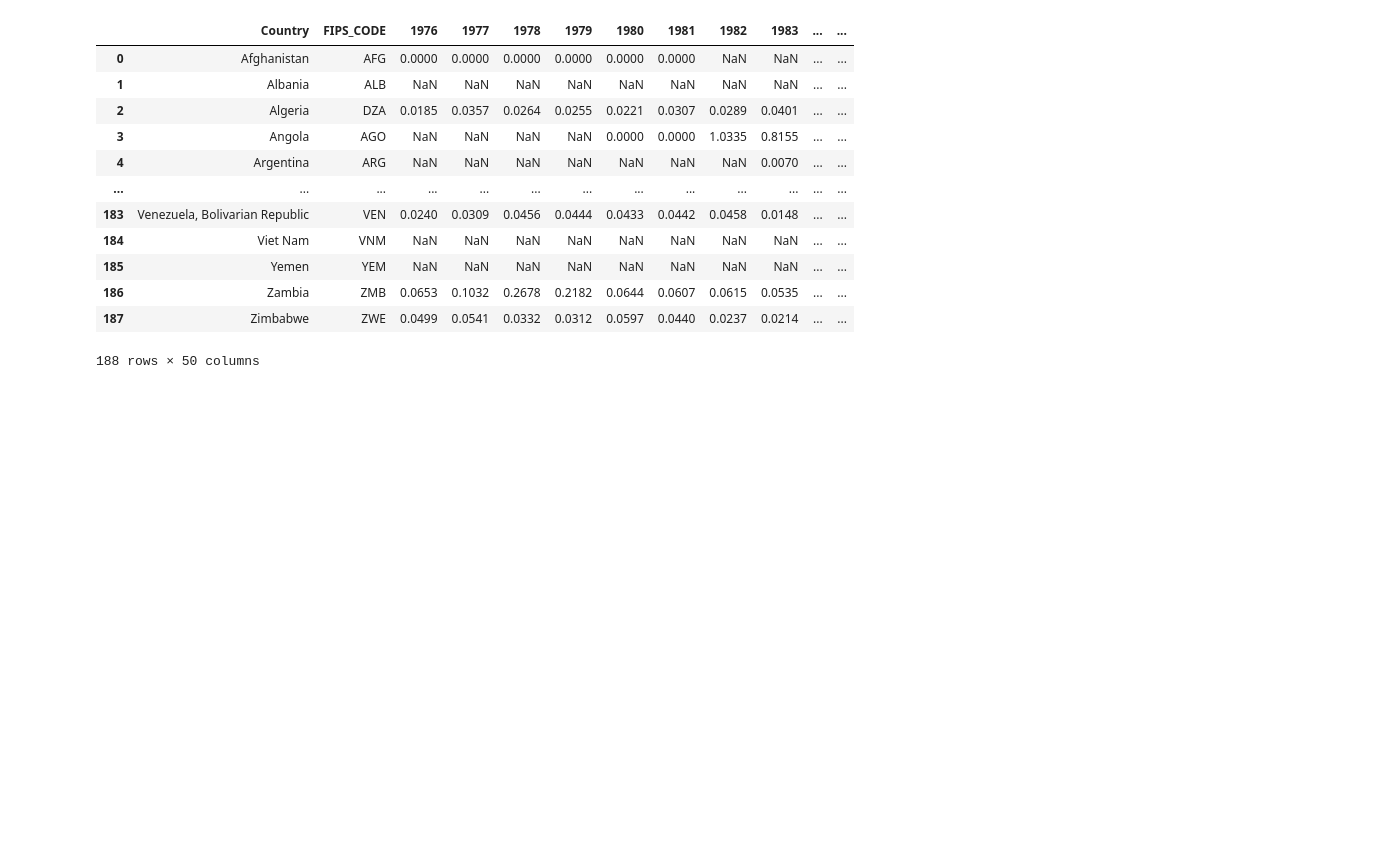
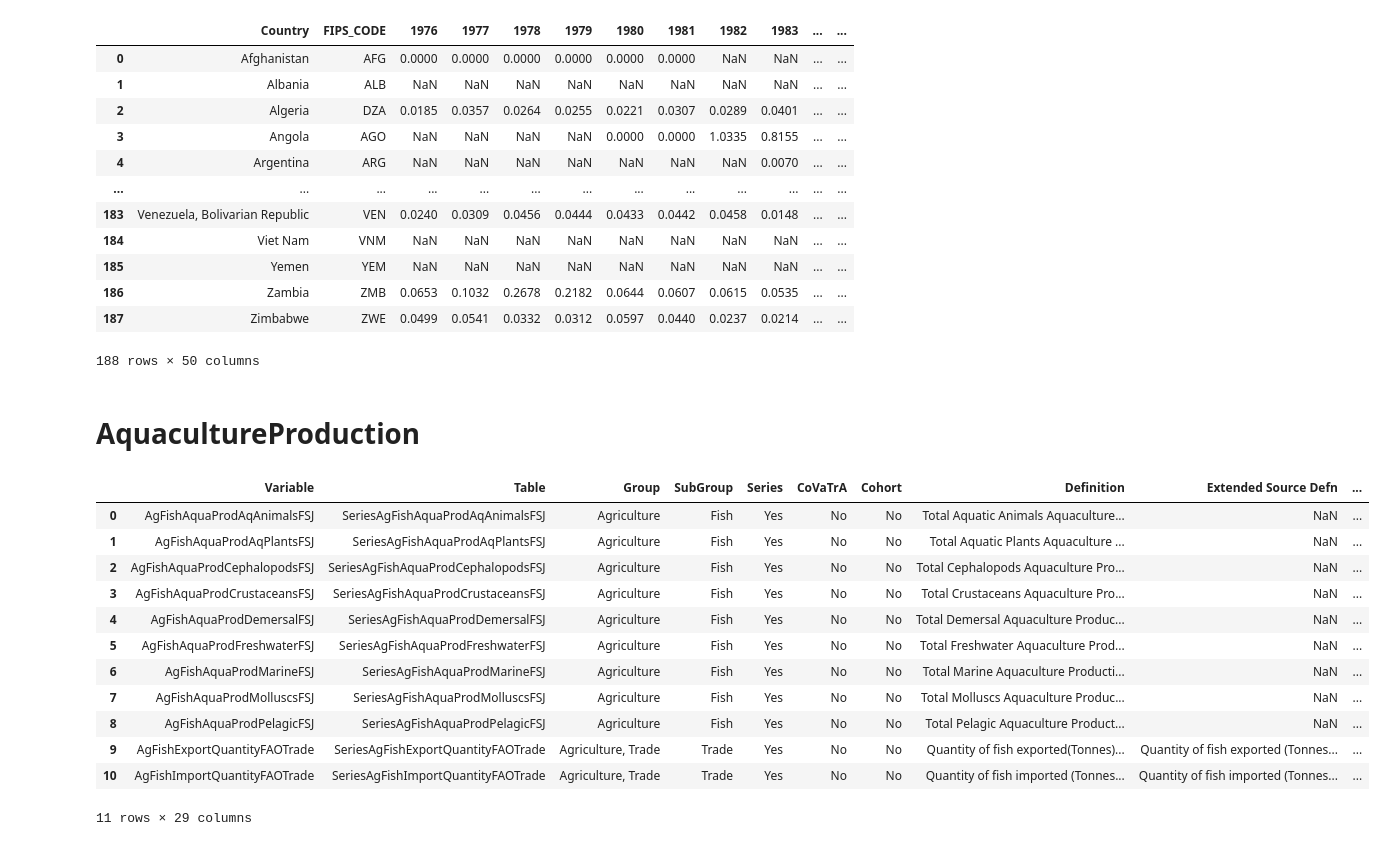
Before and after one commit to shangkexin/FAO_FishStatJ, a Jupyter notebook: FAOFish_KS.ipynb, the cells around one changed output. Drawn from its saved outputs; the diff is of its cells as text; code cells hidden in the pictures; blank space fills up the shorter version.

Commit message:
Add and modify files for AquacultureProduction & ExportImportQuantity

```diff
--- a/FAOFish_KS.ipynb
+++ b/FAOFish_KS.ipynb
@@ -320,3 +320,23 @@ final
 | 186 | Zambia | ZMB | 0.0653 | 0.1032 | 0.2678 | 0.2182 | 0.0644 | 0.0607 | 0.0615 | 0.0535 | ... | ... |
 | 187 | Zimbabwe | ZWE | 0.0499 | 0.0541 | 0.0332 | 0.0312 | 0.0597 | 0.0440 | 0.0237 | 0.0214 | ... | ... |
 188 rows × 50 columns
+# %% [markdown]
+# AquacultureProduction
+# %%
+df = pd.read_excel('DataDict_FAOFish.xlsx')
+df = df[df['Notes'] != 'KS']
+df
+# %% [output]
+|  | Variable | Table | Group | SubGroup | Series | CoVaTrA | Cohort | Definition | Extended Source Defn | ... |
+| 0 | AgFishAquaProdAqAnimalsFSJ | SeriesAgFishAquaProdAqAnimalsFSJ | Agriculture | Fish | Yes | No | No | Total Aquatic Animals Aquaculture... | NaN | ... |
+| 1 | AgFishAquaProdAqPlantsFSJ | SeriesAgFishAquaProdAqPlantsFSJ | Agriculture | Fish | Yes | No | No | Total Aquatic Plants Aquaculture ... | NaN | ... |
+| 2 | AgFishAquaProdCephalopodsFSJ | SeriesAgFishAquaProdCephalopodsFSJ | Agriculture | Fish | Yes | No | No | Total Cephalopods Aquaculture Pro... | NaN | ... |
+| 3 | AgFishAquaProdCrustaceansFSJ | SeriesAgFishAquaProdCrustaceansFSJ | Agriculture | Fish | Yes | No | No | Total Crustaceans Aquaculture Pro... | NaN | ... |
+| 4 | AgFishAquaProdDemersalFSJ | SeriesAgFishAquaProdDemersalFSJ | Agriculture | Fish | Yes | No | No | Total Demersal Aquaculture Produc... | NaN | ... |
+| 5 | AgFishAquaProdFreshwaterFSJ | SeriesAgFishAquaProdFreshwaterFSJ | Agriculture | Fish | Yes | No | No | Total Freshwater Aquaculture Prod... | NaN | ... |
+| 6 | AgFishAquaProdMarineFSJ | SeriesAgFishAquaProdMarineFSJ | Agriculture | Fish | Yes | No | No | Total Marine Aquaculture Producti... | NaN | ... |
+| 7 | AgFishAquaProdMolluscsFSJ | SeriesAgFishAquaProdMolluscsFSJ | Agriculture | Fish | Yes | No | No | Total Molluscs Aquaculture Produc... | NaN | ... |
+| 8 | AgFishAquaProdPelagicFSJ | SeriesAgFishAquaProdPelagicFSJ | Agriculture | Fish | Yes | No | No | Total Pelagic Aquaculture Product... | NaN | ... |
+| 9 | AgFishExportQuantityFAOTrade | SeriesAgFishExportQuantityFAOTrade | Agriculture, Trade | Trade | Yes | No | No | Quantity of fish exported(Tonnes)... | Quantity of fish exported (Tonnes... | ... |
+| 10 | AgFishImportQuantityFAOTrade | SeriesAgFishImportQuantityFAOTrade | Agriculture, Trade | Trade | Yes | No | No | Quantity of fish imported (Tonnes... | Quantity of fish imported (Tonnes... | ... |
+11 rows × 29 columns
```
Also changed, not shown: parts of 9 cells of this notebook, 3 other files.
